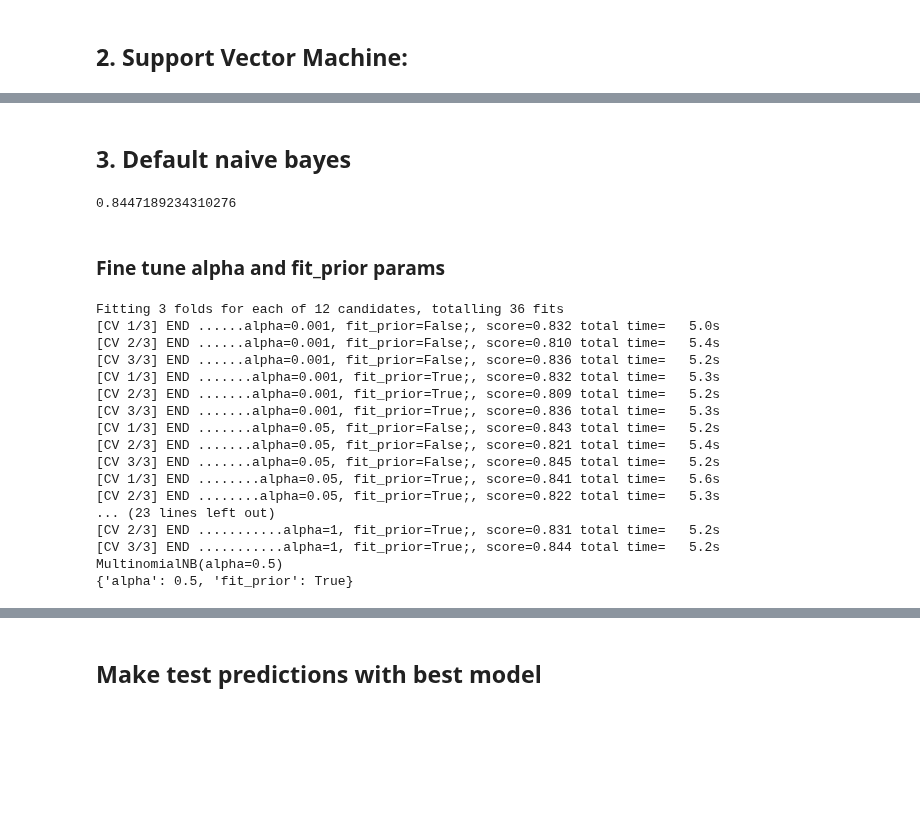
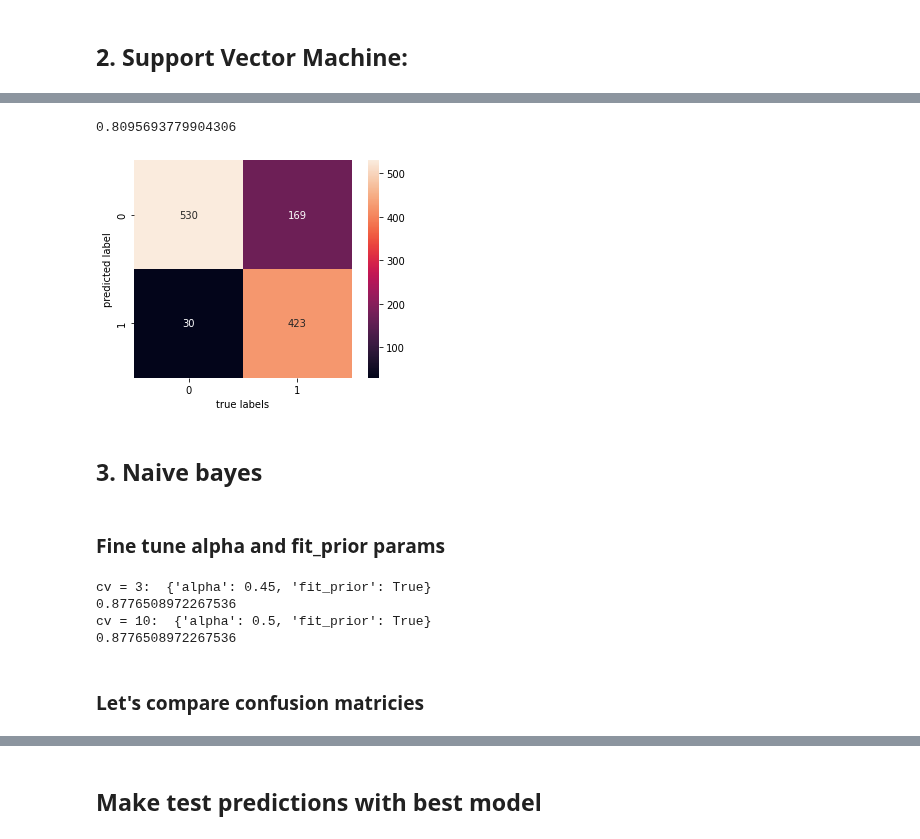
Before and after one commit to vladislav3112/fake-news-headlines, a Jupyter notebook: fake_news_classifier.ipynb, the cells around one changed output, grey strips where cells are left out. Cells and saved outputs as stored; diff of their text form; code cells hidden in the pictures; blank space fills up the shorter version.

```diff
--- a/fake_news_classifier.ipynb
+++ b/fake_news_classifier.ipynb
@@ -385,7 +405,15 @@ dtype: float64
 # %% [markdown]
 ## 2. Support Vector Machine:
-# %%
-SVM = svm.SVC(C=1.0, kernel='linear')
-SVM.fit(X_train,y_train)# predict the labels on validation dataset
-y_pred = SVM.predict(X_test)
-print(f1_score(y_test,y_pred))
+# %%
+SVM = svm.SVC(probability=True)#probability=True required for soft voting classifier
+parametrs = {
+    'C':[0.75,1.0,1.25,1.5],
+    'degree': [2,3,5],
+    'kernel':['linear', 'poly', 'rbf', 'sigmoid'],
+    'gamma':['scale','auto']
+}
+
+gs_clf_svc = GridSearchCV(SVM,parametrs,cv=3,scoring='f1',verbose=3)
+gs_clf_svc.fit(X_train, y_train)
+print(gs_clf_svc.best_estimator_)
+print(gs_clf_svc.best_params_)
@@ -392,40 +438,39 @@ print(f1_score(y_test,y_pred))
+# %%
+print(gs_clf_svc.score(X_test,y_test))
+# %% [output]
+0.8095693779904306
+# %%
+from sklearn.metrics import confusion_matrix
+mat = confusion_matrix(y_test,gs_clf_svc.predict(X_test))
+sns.heatmap(mat.T, square = True, annot=True, fmt = "d")
+plt.xlabel("true labels")
+plt.ylabel("predicted label")
+plt.show()
+# %% [output]
+[figure, added]
 # %% [markdown]
-## 3. Default naive bayes
+## 3. Naive bayes
-# %%
-Naive = naive_bayes.MultinomialNB()
-Naive.fit(X_train,y_train)
-y_pred = Naive.predict(y_train)
-print(f1_score(y_test,y_pred))
-# %% [output]
-0.8447189234310276
 # %% [markdown]
 ### Fine tune alpha and fit_prior params
 # %%
-clf = Naive
+clf = naive_bayes.MultinomialNB()
 parametrs = {
-    'alpha':[0.001,0.05,0.01,0.5,0.75,1],
+    'alpha':[0.001,0.05,0.01,0.45,0.5,0.75,1],
     'fit_prior':[False,True]
 }
+gs_mnb_clf = GridSearchCV(clf,parametrs,cv=3,scoring='f1')
+gs_mnb_clf.fit(X_train, y_train)
+print("cv = 3: ",gs_mnb_clf.best_params_)
+print(gs_mnb_clf.score(X_test,y_test))
 
-gs_mnb_clf = GridSearchCV(clf,parametrs,cv=3,scoring='f1',verbose=3)
+gs_mnb_clf = GridSearchCV(clf,parametrs,cv=10,scoring='f1')
 gs_mnb_clf.fit(X_train, y_train)
-print(gs_mnb_clf.best_params_)
+print("cv = 10: ",gs_mnb_clf.best_params_)
 print(gs_mnb_clf.score(X_test,y_test))
 # %% [output]
-Fitting 3 folds for each of 12 candidates, totalling 36 fits
-[CV 1/3] END ......alpha=0.001, fit_prior=False;, score=0.832 total time=   5.0s
-[CV 2/3] END ......alpha=0.001, fit_prior=False;, score=0.810 total time=   5.4s
-[CV 3/3] END ......alpha=0.001, fit_prior=False;, score=0.836 total time=   5.2s
-[CV 1/3] END .......alpha=0.001, fit_prior=True;, score=0.832 total time=   5.3s
-[CV 2/3] END .......alpha=0.001, fit_prior=True;, score=0.809 total time=   5.2s
-[CV 3/3] END .......alpha=0.001, fit_prior=True;, score=0.836 total time=   5.3s
-[CV 1/3] END .......alpha=0.05, fit_prior=False;, score=0.843 total time=   5.2s
-[CV 2/3] END .......alpha=0.05, fit_prior=False;, score=0.821 total time=   5.4s
-[CV 3/3] END .......alpha=0.05, fit_prior=False;, score=0.845 total time=   5.2s
-[CV 1/3] END ........alpha=0.05, fit_prior=True;, score=0.841 total time=   5.6s
-[CV 2/3] END ........alpha=0.05, fit_prior=True;, score=0.822 total time=   5.3s
-... (23 lines left out)
-[CV 2/3] END ...........alpha=1, fit_prior=True;, score=0.831 total time=   5.2s
-[CV 3/3] END ...........alpha=1, fit_prior=True;, score=0.844 total time=   5.2s
-MultinomialNB(alpha=0.5)
-{'alpha': 0.5, 'fit_prior': True}
+cv = 3:  {'alpha': 0.45, 'fit_prior': True}
+0.8776508972267536
+cv = 10:  {'alpha': 0.5, 'fit_prior': True}
+0.8776508972267536
+# %% [markdown]
+### Let's compare confusion matricies
```
Also changed, not shown: parts of 38 cells of this notebook.
